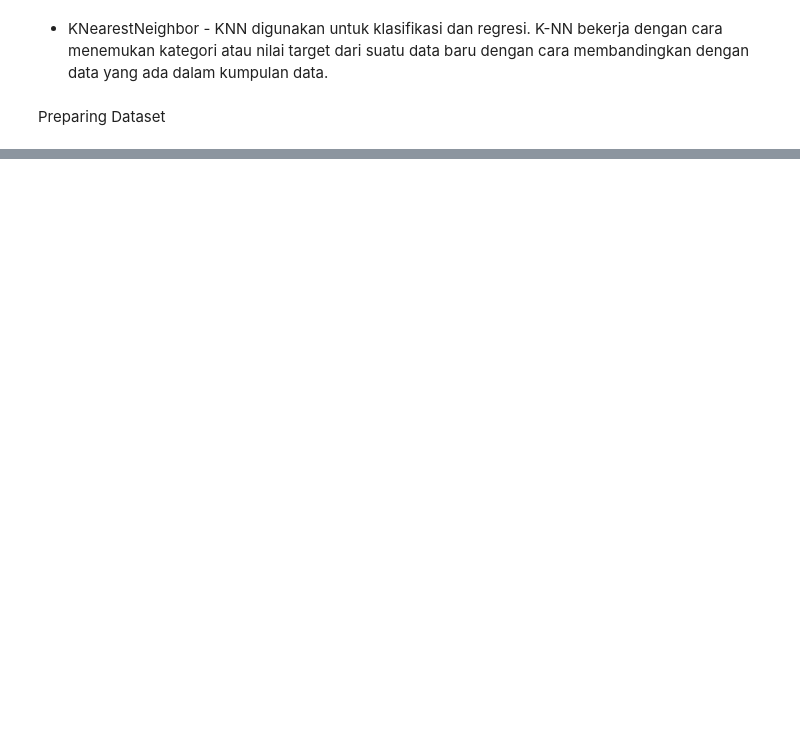
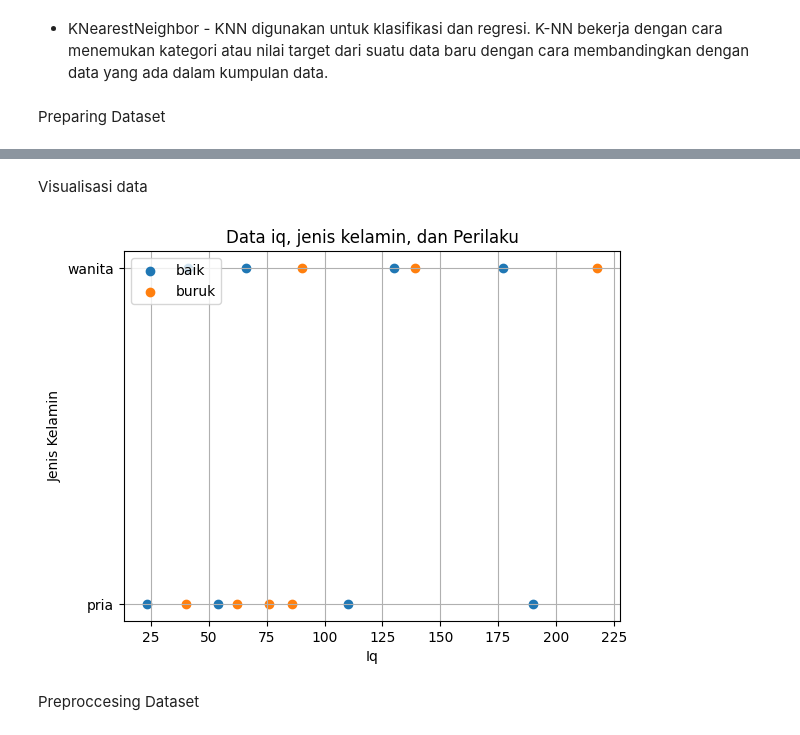
Before and after one commit to AlninoDP/MachineLearning101, a Jupyter notebook: sesi_05_Classification/knn_test.ipynb, the cells around one changed output, grey strips where cells are left out. Saved outputs shown, nothing was run; the diff lists cells and outputs as text; code cells hidden in the pictures; blank space fills up the shorter version.

```diff
--- a/sesi_05_Classification/knn_test.ipynb
+++ b/sesi_05_Classification/knn_test.ipynb
@@ -33,0 +34,20 @@ Data Preproccesing
+# %% [markdown]
+Visualisasi data
+# %%
+import matplotlib.pyplot as plt
+
+figure, axis = plt.subplots()
+
+for attitude, x in dataset.groupby('attitude'):
+    axis.scatter(x['iq'], x['jk'], label=attitude)
+
+plt.legend(loc='upper left')
+plt.title('Data iq, jenis kelamin, dan Perilaku')
+plt.xlabel('Iq')
+plt.ylabel('Jenis Kelamin')
+plt.grid(True)
+plt.show()
+# %% [output]
+[figure, added]
+# %% [markdown]
+Preproccesing Dataset
```
Also changed, not shown: parts of 25 cells of this notebook, 1 other file.
